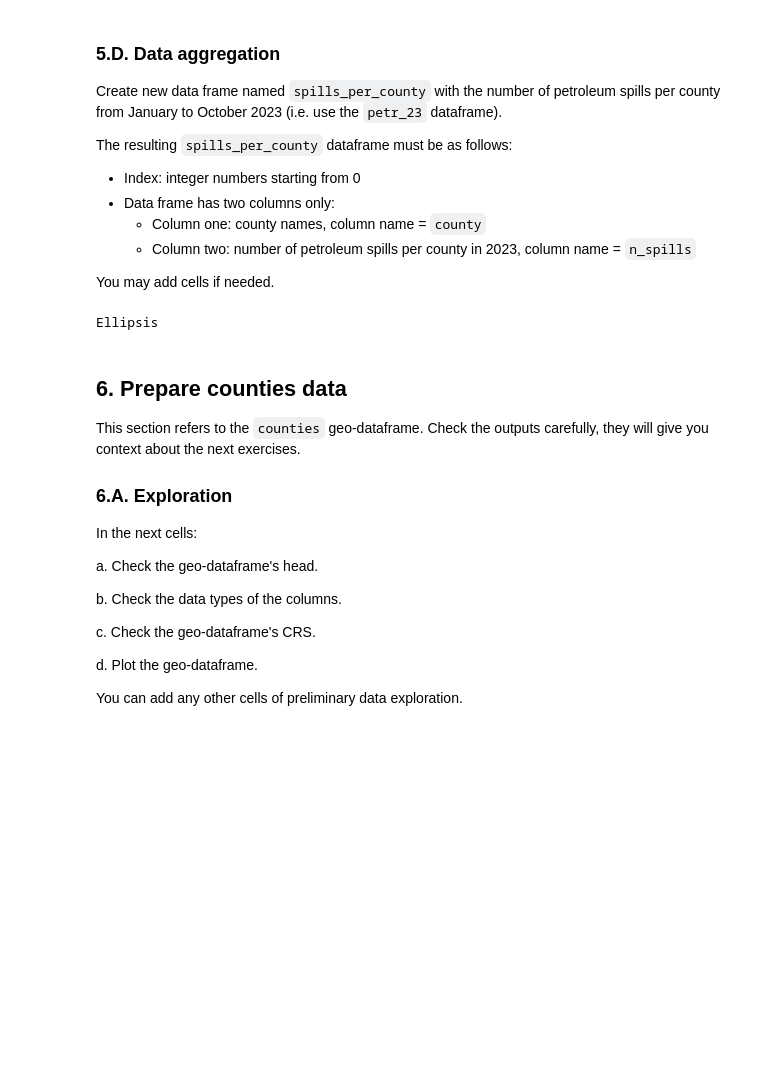
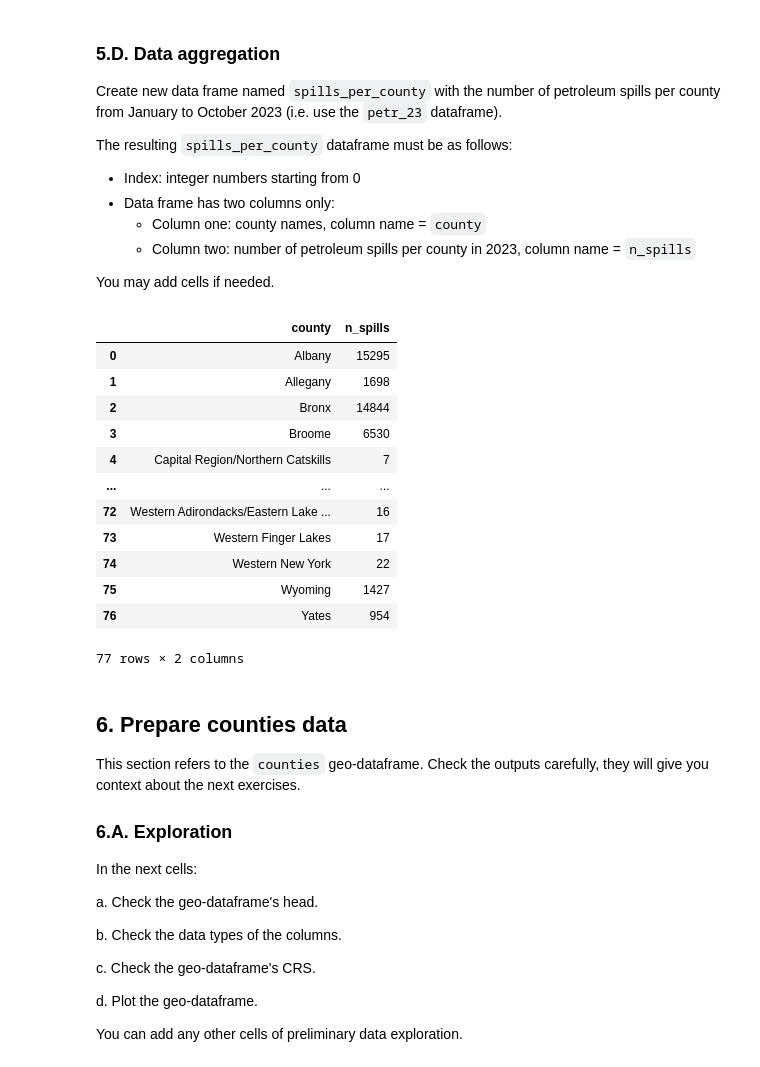
Before and after one commit to silkieMoth/eds220-hwk3, a Jupyter notebook: hwk3-task2-oil-spills.ipynb, the cells around one changed output. Cells and saved outputs as stored; diff of their text form; code cells hidden in the pictures; blank space fills up the shorter version.

```diff
--- a/hwk3-task2-oil-spills.ipynb
+++ b/hwk3-task2-oil-spills.ipynb
@@ -347,12 +342,27 @@ The resulting `spills_per_county` dataframe must be as follows:
     - Column two: number of petroleum spills per county in 2023, column name = `n_spills`
 
 You may add cells if needed.
-# %%
-# Your code here
-spills_per_county = ...
-spills_per_county
-# %% [output]
-Ellipsis
+# %%
+# Get total spills by county
+spills_per_county = (spills.groupby('county')
+                     .size()
+                     .reset_index()
+                     .rename(columns = {'county': 'county', 0: 'n_spills'}))
+spills_per_county
+# %% [output]
+|  | county | n_spills |
+| 0 | Albany | 15295 |
+| 1 | Allegany | 1698 |
+| 2 | Bronx | 14844 |
+| 3 | Broome | 6530 |
+| 4 | Capital Region/Northern Catskills | 7 |
+| ... | ... | ... |
+| 72 | Western Adirondacks/Eastern Lake ... | 16 |
+| 73 | Western Finger Lakes | 17 |
+| 74 | Western New York | 22 |
+| 75 | Wyoming | 1427 |
+| 76 | Yates | 954 |
+77 rows × 2 columns
 # %% [markdown]
 ## 6. Prepare counties data
 
```
Also changed, not shown: parts of 2 cells of this notebook.
